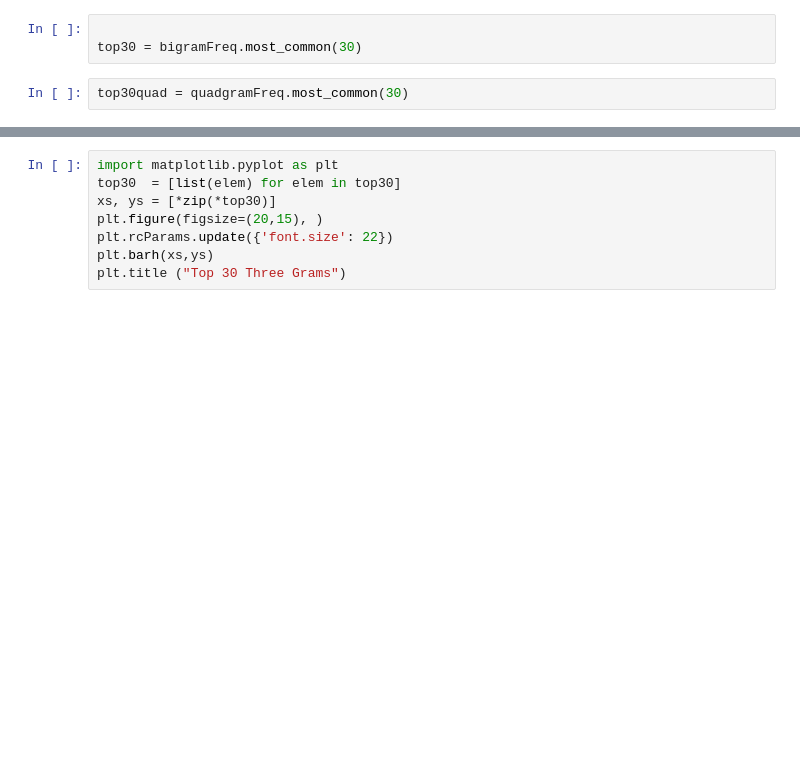
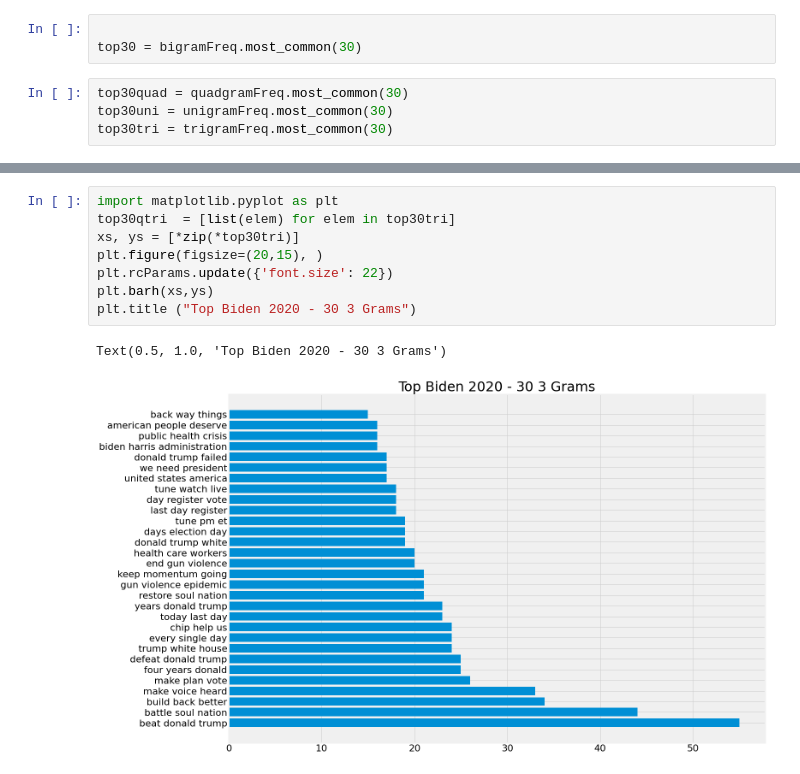
Before and after one commit to DinaTTomoum/Thesis2021, a Jupyter notebook: bidenngrams.ipynb, the cells around one changed output, grey strips where cells are left out. Cells and saved outputs as stored; diff of their text form; blank space fills up the shorter version.

```diff
--- a/bidenngrams.ipynb
+++ b/bidenngrams.ipynb
@@ -192,5 +192,7 @@ plt.show()
 top30 = bigramFreq.most_common(30)
 # %%
 top30quad = quadgramFreq.most_common(30)
+top30uni = unigramFreq.most_common(30)
+top30tri = trigramFreq.most_common(30)
 # %%
 top30[1][1]
@@ -197,8 +201,11 @@ top30[1][1]
 # %%
 import matplotlib.pyplot as plt
-top30  = [list(elem) for elem in top30]
-xs, ys = [*zip(*top30)]
+top30qtri  = [list(elem) for elem in top30tri]
+xs, ys = [*zip(*top30tri)]
 plt.figure(figsize=(20,15), )
 plt.rcParams.update({'font.size': 22})
 plt.barh(xs,ys)
-plt.title ("Top 30 Three Grams")
+plt.title ("Top Biden 2020 - 30 3 Grams")
+# %% [output]
+Text(0.5, 1.0, 'Top Biden 2020 - 30 3 Grams')
+[figure, added]
```
Also changed, not shown: parts of 8 cells of this notebook.
